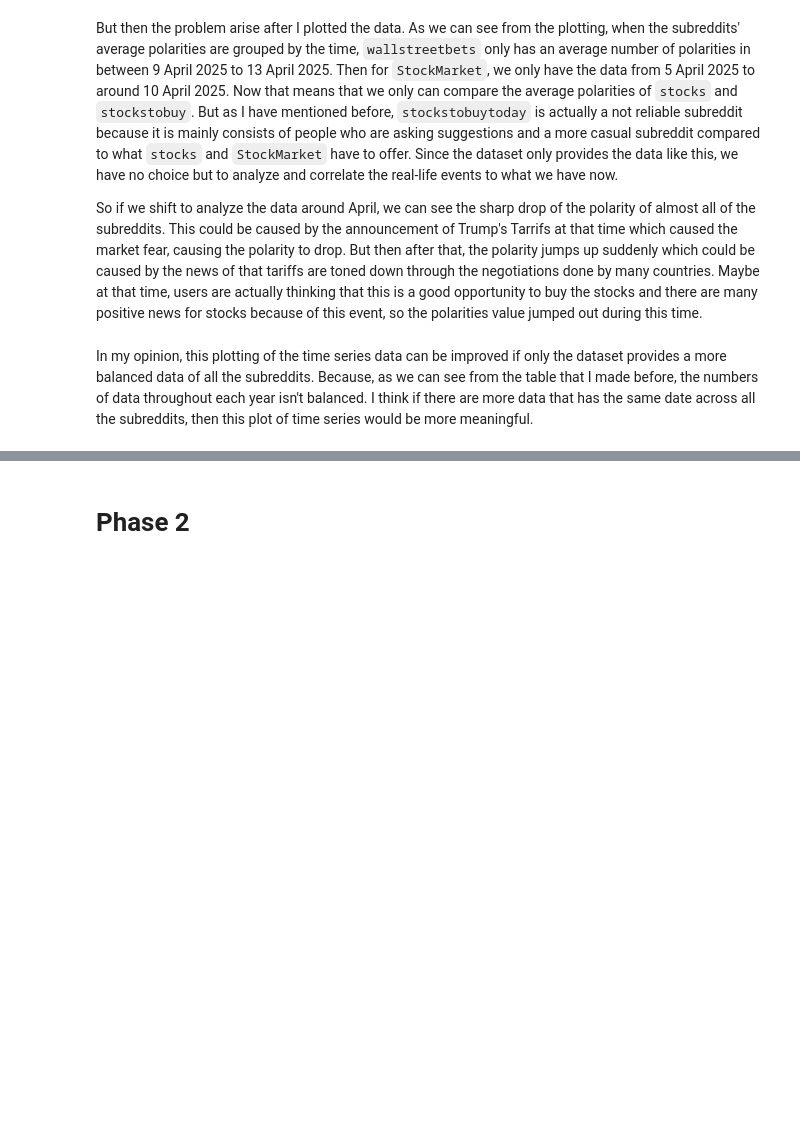
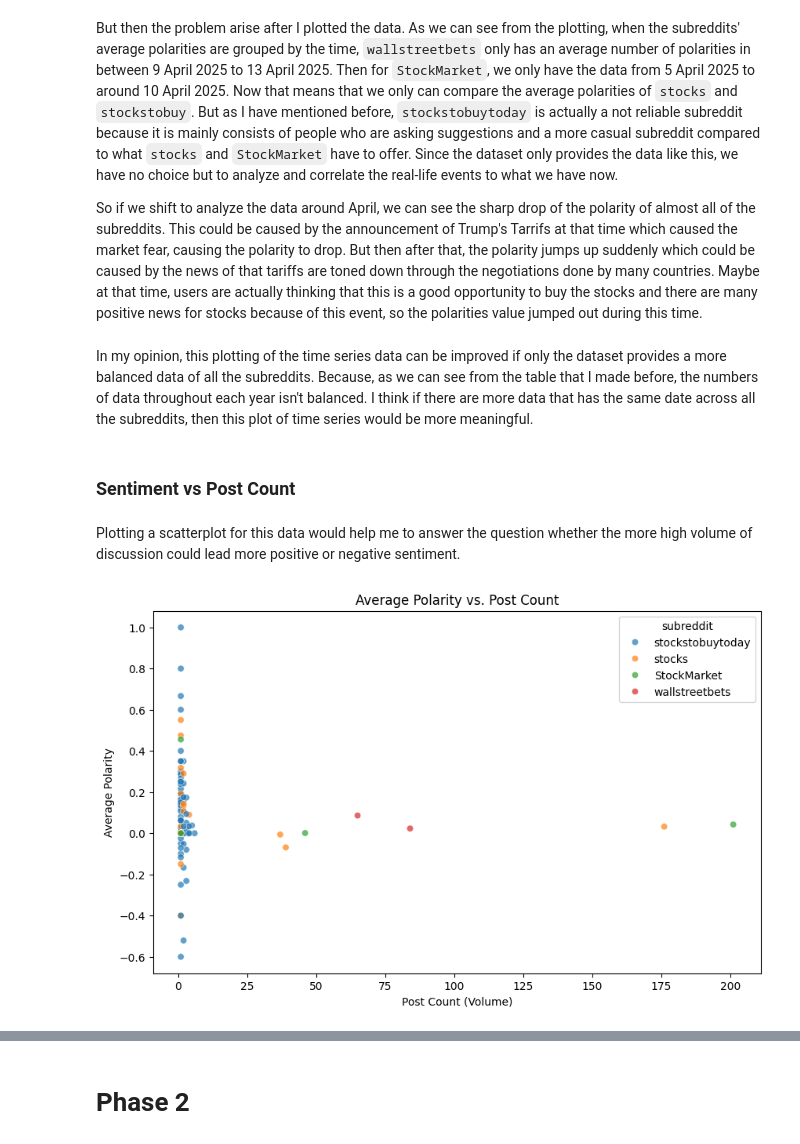
Before and after one commit to Osiris181/DM2025-Lab1-Exercise, a Jupyter notebook: DM2025-Lab1-Homework.ipynb, the cells around one changed output, grey strips where cells are left out. Saved outputs shown, nothing was run; the diff lists cells and outputs as text; code cells hidden in the pictures; blank space fills up the shorter version.

Commit message:
added sentiment vs post count scattergraph

```diff
--- a/DM2025-Lab1-Homework.ipynb
+++ b/DM2025-Lab1-Homework.ipynb
@@ -1022,3 +1022,25 @@ But then the problem arise after I plotted the data. As we can see from the plot
 So if we shift to analyze the data around April, we can see the sharp drop of the polarity of almost all of the subreddits. This could be caused by the announcement of Trump's Tarrifs at that time which caused the market fear, causing the polarity to drop. But then after that, the polarity jumps up suddenly which could be caused by the news of that tariffs are toned down through the negotiations done by many countries. Maybe at that time, users are actually thinking that this is a good opportunity to buy the stocks and there are many positive news for stocks because of this event, so the polarities value jumped out during this time.
 # %% [markdown]
 In my opinion, this plotting of the time series data can be improved if only the dataset provides a more balanced data of all the subreddits. Because, as we can see from the table that I made before, the numbers of data throughout each year isn't balanced. I think if there are more data that has the same date across all the subreddits, then this plot of time series would be more meaningful.
+# %% [markdown]
+### Sentiment vs Post Count
+# %% [markdown]
+Plotting a scatterplot for this data would help me to answer the question whether the more high volume of discussion could lead more positive or negative sentiment.
+# %%
+import seaborn as sns
+
+plt.figure(figsize=(10, 6))
+sns.scatterplot(
+    data=stocks_polarity,
+    x='COUNT(*)',
+    y='AveragePolarity',
+    hue='subreddit',
+    alpha=0.7
+)
+
+plt.title('Average Polarity vs. Post Count')
+plt.xlabel('Post Count (Volume)')
+plt.ylabel('Average Polarity')
+plt.show()
+# %% [output]
+[figure, added]
```
Also changed, not shown: parts of 3 cells of this notebook.
